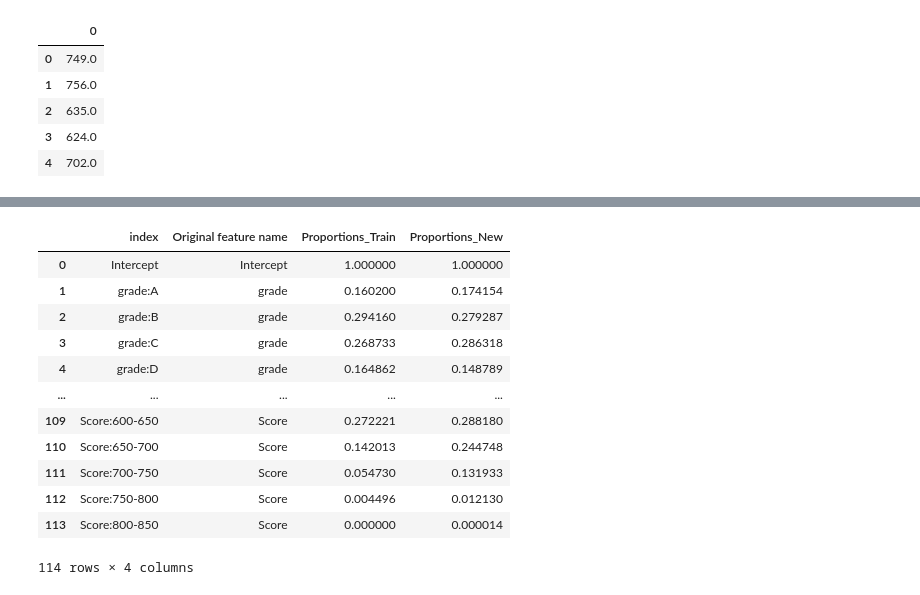
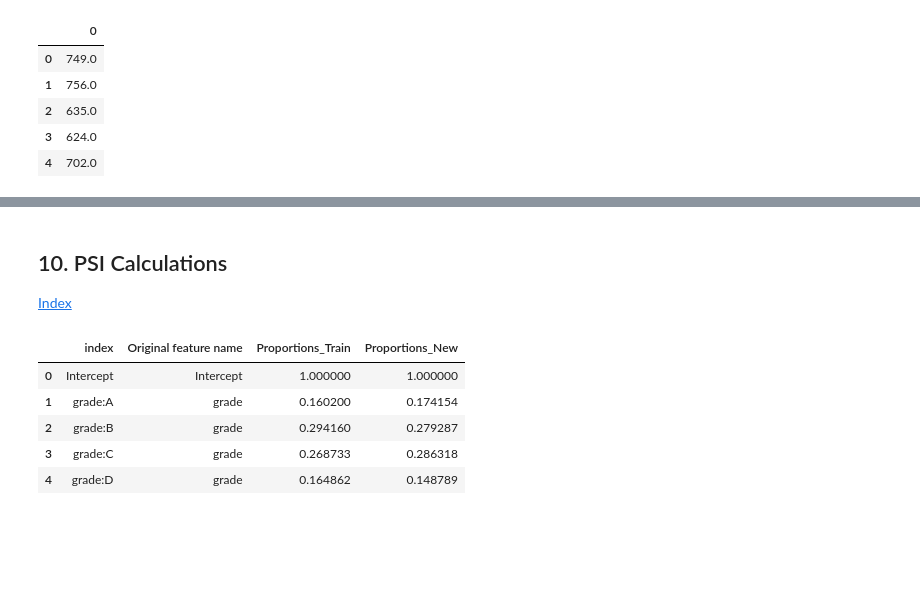
Before and after one commit to Sidhus234/credit-risk-modeling-with-python, a Jupyter notebook: Codes/04 PD Model Monitoring.ipynb, the cells around one changed output, grey strips where cells are left out. Saved outputs shown, nothing was run; the diff lists cells and outputs as text; code cells hidden in the pictures; blank space fills up the shorter version.

```diff
--- a/Codes/04 PD Model Monitoring.ipynb
+++ b/Codes/04 PD Model Monitoring.ipynb
@@ -1939,14 +1401,36 @@ inputs_train_with_ref_cat_w_intercept['Score:800-850'] = np.where((inputs_train_
 # We create dummy variables for score intervals in the dataframe with old ("expected").
 # %%
-inputs_2015_with_ref_cat_w_intercept['Score:300-350'] = np.where((inputs_2015_with_ref_cat_w_intercept['Score'] >= 300) & (inputs_2015_with_ref_cat_w_intercept['Score'] < 350), 1, 0)
-inputs_2015_with_ref_cat_w_intercept['Score:350-400'] = np.where((inputs_2015_with_ref_cat_w_intercept['Score'] >= 350) & (inputs_2015_with_ref_cat_w_intercept['Score'] < 400), 1, 0)
-inputs_2015_with_ref_cat_w_intercept['Score:400-450'] = np.where((inputs_2015_with_ref_cat_w_intercept['Score'] >= 400) & (inputs_2015_with_ref_cat_w_intercept['Score'] < 450), 1, 0)
-inputs_2015_with_ref_cat_w_intercept['Score:450-500'] = np.where((inputs_2015_with_ref_cat_w_intercept['Score'] >= 450) & (inputs_2015_with_ref_cat_w_intercept['Score'] < 500), 1, 0)
-inputs_2015_with_ref_cat_w_intercept['Score:500-550'] = np.where((inputs_2015_with_ref_cat_w_intercept['Score'] >= 500) & (inputs_2015_with_ref_cat_w_intercept['Score'] < 550), 1, 0)
-inputs_2015_with_ref_cat_w_intercept['Score:550-600'] = np.where((inputs_2015_with_ref_cat_w_intercept['Score'] >= 550) & (inputs_2015_with_ref_cat_w_intercept['Score'] < 600), 1, 0)
-inputs_2015_with_ref_cat_w_intercept['Score:600-650'] = np.where((inputs_2015_with_ref_cat_w_intercept['Score'] >= 600) & (inputs_2015_with_ref_cat_w_intercept['Score'] < 650), 1, 0)
-inputs_2015_with_ref_cat_w_intercept['Score:650-700'] = np.where((inputs_2015_with_ref_cat_w_intercept['Score'] >= 650) & (inputs_2015_with_ref_cat_w_intercept['Score'] < 700), 1, 0)
-inputs_2015_with_ref_cat_w_intercept['Score:700-750'] = np.where((inputs_2015_with_ref_cat_w_intercept['Score'] >= 700) & (inputs_2015_with_ref_cat_w_intercept['Score'] < 750), 1, 0)
-inputs_2015_with_ref_cat_w_intercept['Score:750-800'] = np.where((inputs_2015_with_ref_cat_w_intercept['Score'] >= 750) & (inputs_2015_with_ref_cat_w_intercept['Score'] < 800), 1, 0)
-inputs_2015_with_ref_cat_w_intercept['Score:800-850'] = np.where((inputs_2015_with_ref_cat_w_intercept['Score'] >= 800) & (inputs_2015_with_ref_cat_w_intercept['Score'] <= 850), 1, 0)
+inputs_2015_with_ref_cat_w_intercept['Score:300-350'] = np.where((inputs_2015_with_ref_cat_w_intercept['Score'] >= 300)
+                                                                 & (inputs_2015_with_ref_cat_w_intercept['Score'] < 350),
+                                                                 1, 0)
+inputs_2015_with_ref_cat_w_intercept['Score:350-400'] = np.where((inputs_2015_with_ref_cat_w_intercept['Score'] >= 350)
+                                                                 & (inputs_2015_with_ref_cat_w_intercept['Score'] < 400),
+                                                                 1, 0)
+inputs_2015_with_ref_cat_w_intercept['Score:400-450'] = np.where((inputs_2015_with_ref_cat_w_intercept['Score'] >= 400)
+                                                                 & (inputs_2015_with_ref_cat_w_intercept['Score'] < 450),
+                                                                 1, 0)
+inputs_2015_with_ref_cat_w_intercept['Score:450-500'] = np.where((inputs_2015_with_ref_cat_w_intercept['Score'] >= 450)
+                                                                 & (inputs_2015_with_ref_cat_w_intercept['Score'] < 500),
+                                                                 1, 0)
+inputs_2015_with_ref_cat_w_intercept['Score:500-550'] = np.where((inputs_2015_with_ref_cat_w_intercept['Score'] >= 500)
+                                                                 & (inputs_2015_with_ref_cat_w_intercept['Score'] < 550),
+                                                                 1, 0)
+inputs_2015_with_ref_cat_w_intercept['Score:550-600'] = np.where((inputs_2015_with_ref_cat_w_intercept['Score'] >= 550)
+                                                                 & (inputs_2015_with_ref_cat_w_intercept['Score'] < 600),
+                                                                 1, 0)
+inputs_2015_with_ref_cat_w_intercept['Score:600-650'] = np.where((inputs_2015_with_ref_cat_w_intercept['Score'] >= 600)
+                                                                 & (inputs_2015_with_ref_cat_w_intercept['Score'] < 650),
+                                                                 1, 0)
+inputs_2015_with_ref_cat_w_intercept['Score:650-700'] = np.where((inputs_2015_with_ref_cat_w_intercept['Score'] >= 650)
+                                                                 & (inputs_2015_with_ref_cat_w_intercept['Score'] < 700),
+                                                                 1, 0)
+inputs_2015_with_ref_cat_w_intercept['Score:700-750'] = np.where((inputs_2015_with_ref_cat_w_intercept['Score'] >= 700)
+                                                                 & (inputs_2015_with_ref_cat_w_intercept['Score'] < 750),
+                                                                 1, 0)
+inputs_2015_with_ref_cat_w_intercept['Score:750-800'] = np.where((inputs_2015_with_ref_cat_w_intercept['Score'] >= 750)
+                                                                 & (inputs_2015_with_ref_cat_w_intercept['Score'] < 800),
+                                                                 1, 0)
+inputs_2015_with_ref_cat_w_intercept['Score:800-850'] = np.where((inputs_2015_with_ref_cat_w_intercept['Score'] >= 800)
+                                                                 & (inputs_2015_with_ref_cat_w_intercept['Score'] <= 850),
+                                                                 1, 0)
 # We create dummy variables for score intervals in the dataframe with new ("actual").
@@ -1955 +1437,5 @@ inputs_2015_with_ref_cat_w_intercept['Score:800-850'] = np.where((inputs_2015_wi
+# %% [markdown]
+<h2><a id="psicalc">10. PSI Calculations</a></h2>
+
+[Index](#index)
 # %%
@@ -1973,19 +1461,11 @@ PSI_calc.columns = ['index', 'Proportions_Train', 'Proportions_New', 'Original f
 # %%
 PSI_calc = PSI_calc[np.array(['index', 'Original feature name', 'Proportions_Train', 'Proportions_New'])]
+PSI_calc.head()
+# %% [output]
+|  | index | Original feature name | Proportions_Train | Proportions_New |
+| 0 | Intercept | Intercept | 1.000000 | 1.000000 |
+| 1 | grade:A | grade | 0.160200 | 0.174154 |
+| 2 | grade:B | grade | 0.294160 | 0.279287 |
+| 3 | grade:C | grade | 0.268733 | 0.286318 |
+| 4 | grade:D | grade | 0.164862 | 0.148789 |
-# %%
-PSI_calc
-# %% [output]
-|  | index | Original feature name | Proportions_Train | Proportions_New |
-| 0 | Intercept | Intercept | 1.000000 | 1.000000 |
-| 1 | grade:A | grade | 0.160200 | 0.174154 |
-| 2 | grade:B | grade | 0.294160 | 0.279287 |
-| 3 | grade:C | grade | 0.268733 | 0.286318 |
-| 4 | grade:D | grade | 0.164862 | 0.148789 |
-| ... | ... | ... | ... | ... |
-| 109 | Score:600-650 | Score | 0.272221 | 0.288180 |
-| 110 | Score:650-700 | Score | 0.142013 | 0.244748 |
-| 111 | Score:700-750 | Score | 0.054730 | 0.131933 |
-| 112 | Score:750-800 | Score | 0.004496 | 0.012130 |
-| 113 | Score:800-850 | Score | 0.000000 | 0.000014 |
-114 rows × 4 columns
 # %%
```
Also changed, not shown: parts of 285 cells of this notebook.
